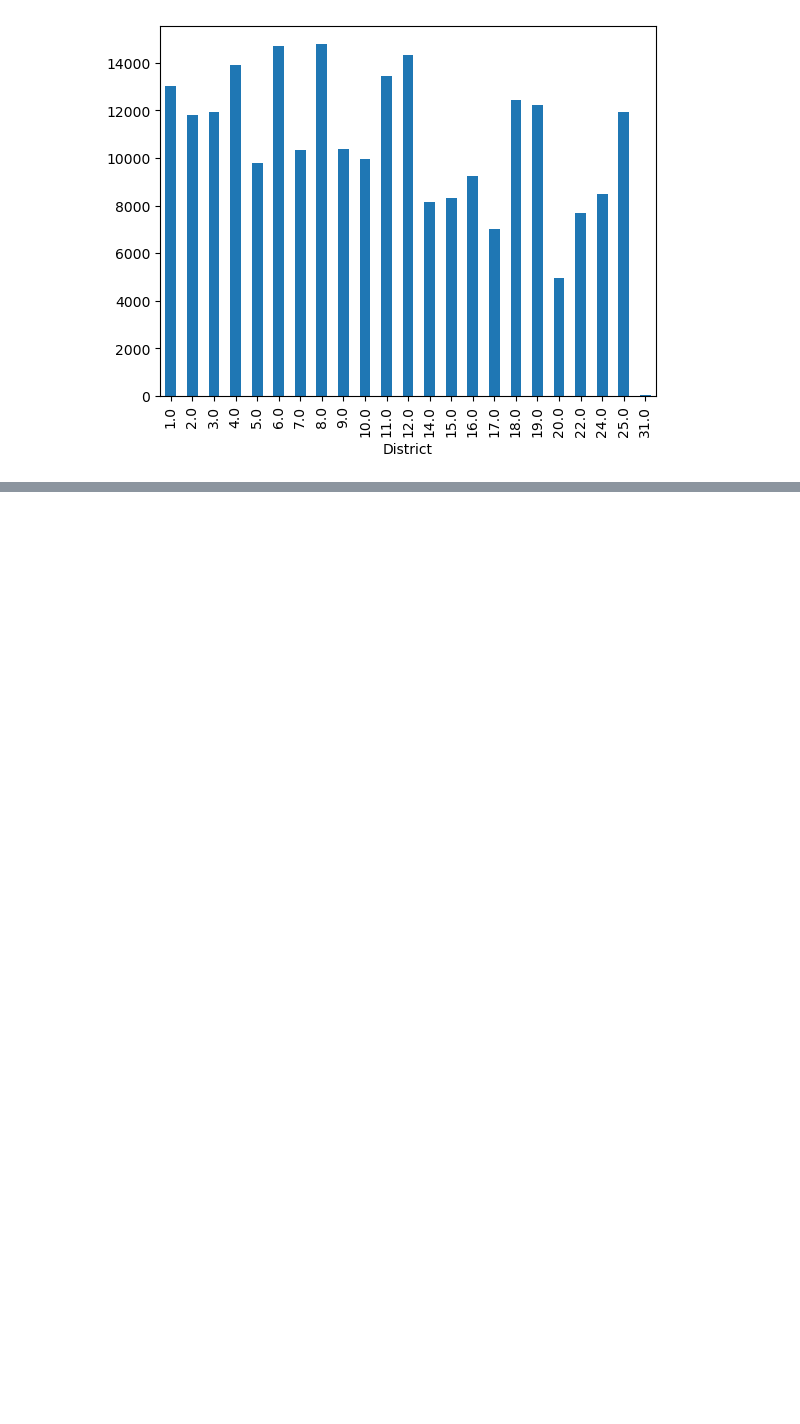
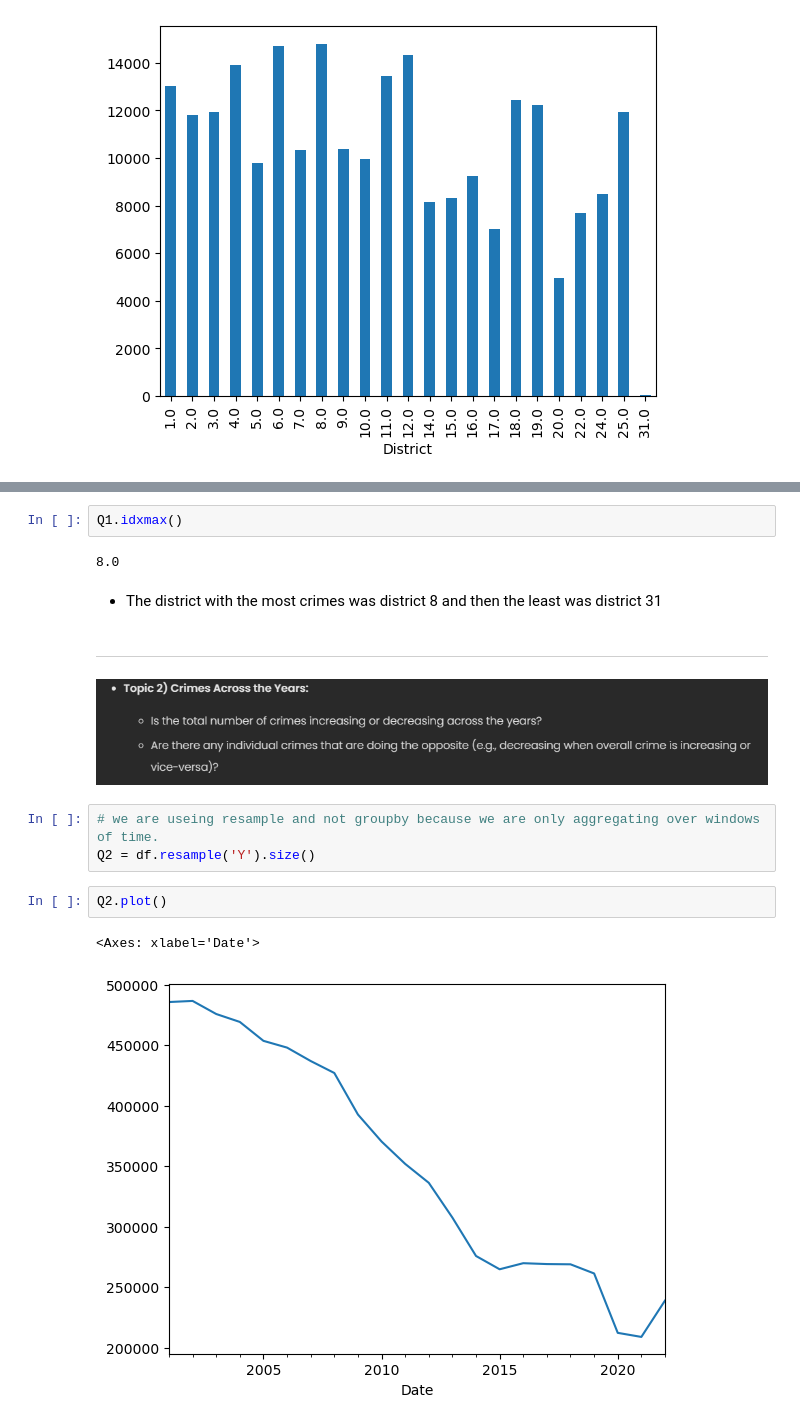
Before and after one commit to lrnrdr/Project-3-Part-1-Core, a Jupyter notebook: Project 3 Part 1.ipynb, the cells around one changed output, grey strips where cells are left out. Saved outputs shown, nothing was run; the diff lists cells and outputs as text; blank space fills up the shorter version.

```diff
--- a/Project 3 Part 1.ipynb
+++ b/Project 3 Part 1.ipynb
@@ -140,0 +145,18 @@ Q1.plot(kind ='bar')
+# %%
+Q1.idxmax()
+# %% [output]
+8.0
+# %% [markdown]
+- The district with the most crimes was district 8 and then the least was district 31
+# %% [markdown]
+________
+# %% [markdown]
+![image.png](attachment:12b0f22c-56e4-4d74-bc2d-4d0ab0161707.png)
+# %%
+# we are useing resample and not groupby because we are only aggregating over windows of time.
+Q2 = df.resample('Y').size()
+# %%
+Q2.plot()
+# %% [output]
+<Axes: xlabel='Date'>
+[figure, added]
```
Also changed, not shown: parts of 10 cells of this notebook.
